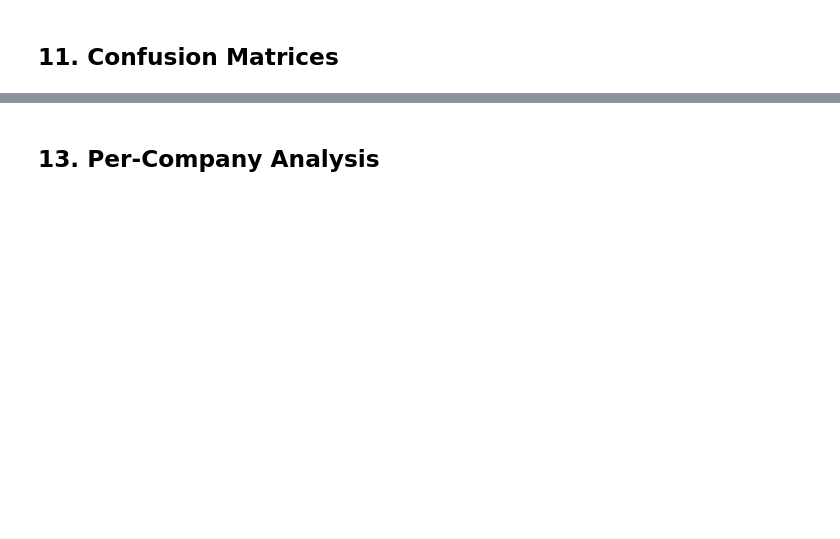
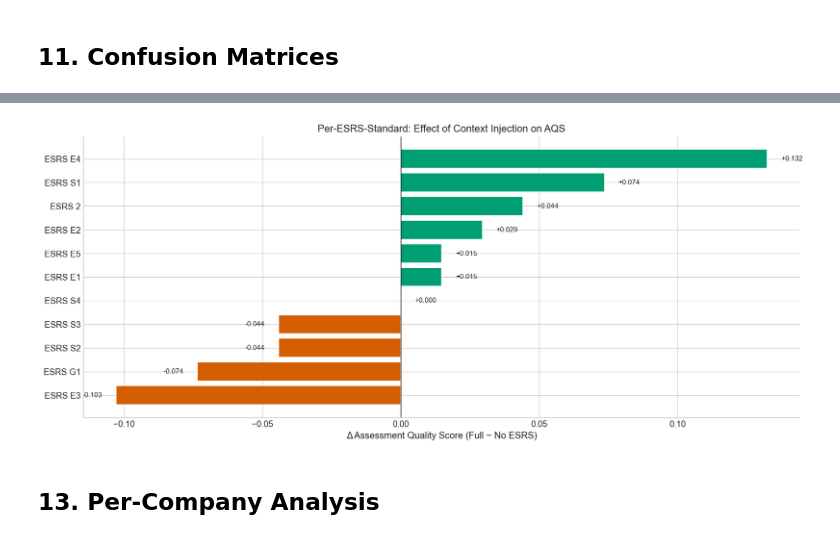
Before and after one commit to sinahaghgoo/ESRS-Regulation-Bot, a Jupyter notebook: notebooks/04_rq2_esrs_context_ablation.ipynb, the cells around one changed output, grey strips where cells are left out. Saved outputs shown, nothing was run; the diff lists cells and outputs as text; code cells hidden in the pictures; blank space fills up the shorter version.

```diff
--- a/notebooks/04_rq2_esrs_context_ablation.ipynb
+++ b/notebooks/04_rq2_esrs_context_ablation.ipynb
@@ -671,21 +647,0 @@ Saved per-standard comparison → /Users/sinahaghgoo/Library/CloudStorage/OneDri
-# %%
-# Per-standard joint-lenient delta chart
-fig, ax = plt.subplots(figsize=(14, 6))
-f_jl = {r["Standard"]: r["JointLenient"] for _, r in df_std[df_std.Condition=="Full"].iterrows()}
-n_jl = {r["Standard"]: r["JointLenient"] for _, r in df_std[df_std.Condition=="No ESRS"].iterrows()}
-deltas = [(s, f_jl.get(s,0)-n_jl.get(s,0)) for s in all_stds]
-deltas.sort(key=lambda x: x[1], reverse=True)
-stds_s = [d[0] for d in deltas]; ds = [d[1] for d in deltas]
-colors = ["#2D6A4F" if d>0 else ("#E76F51" if d<0 else "#999") for d in ds]
-y = np.arange(len(stds_s))
-ax.barh(y, ds, color=colors, height=0.7)
-ax.set_yticks(y); ax.set_yticklabels(stds_s)
-ax.set_xlabel("Δ Joint Lenient (Full − No ESRS)")
-ax.set_title("Per-Standard Impact of ESRS Context on Compliance Assessment")
-ax.axvline(0, color="black", lw=0.8)
-for i,(d,s) in enumerate(zip(ds,stds_s)):
-    ax.text(d+(0.005 if d>=0 else -0.005), i, f"{d:+.2f}",
-            va="center", ha="left" if d>=0 else "right", fontsize=9)
-plt.tight_layout()
-plt.savefig(RQ2_RESULTS_DIR / "rq2_per_standard.png", bbox_inches="tight")
-plt.show()
@@ -694,2 +697,20 @@ plt.show()
+# %%
+fig, ax = plt.subplots(figsize=(14, 6))
+df_sorted = std_df.sort_values("Delta_AQS")
+colors = [CLR_POS if d > 0 else CLR_NEG if d < 0 else CLR_ZERO
+          for d in df_sorted["Delta_AQS"]]
+bars = ax.barh(df_sorted["Standard"], df_sorted["Delta_AQS"], color=colors, edgecolor="white")
+ax.axvline(0, color="black", linewidth=0.8)
+ax.set_xlabel("Δ Assessment Quality Score (Full − No ESRS)")
+ax.set_title("Per-ESRS-Standard: Effect of Context Injection on AQS")
+for bar, val in zip(bars, df_sorted["Delta_AQS"]):
+    x = bar.get_width()
+    ax.text(x + 0.005 * (1 if x >= 0 else -1), bar.get_y() + bar.get_height()/2,
+            f"{val:+.3f}", ha="left" if x >= 0 else "right", va="center", fontsize=9)
+plt.tight_layout()
+fig.savefig(RQ2_RESULTS_DIR / "rq2_per_standard.png")
+plt.show()
+# %% [output]
+[figure, added]
 # %% [markdown]
 ## 13. Per-Company Analysis
```
Also changed, not shown: parts of 51 cells of this notebook, 5 other files.
